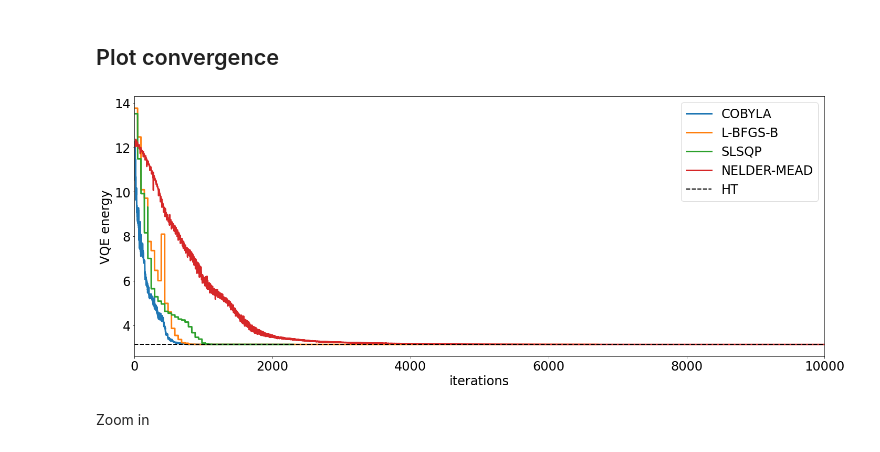
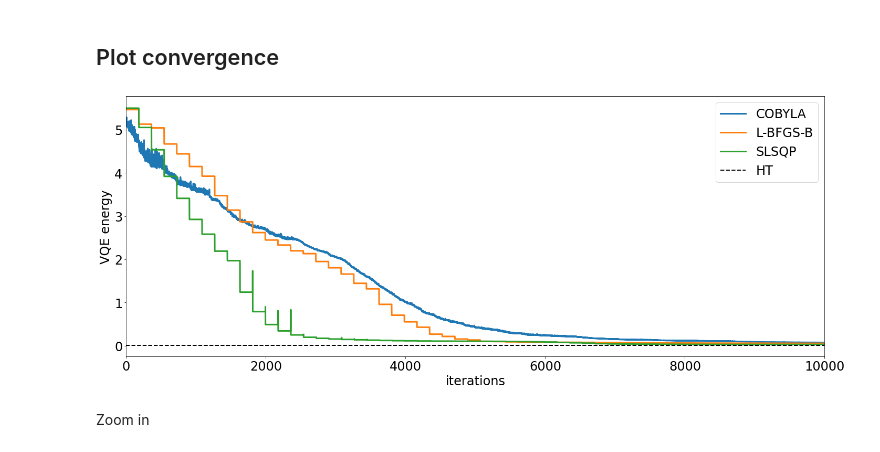
Before and after one commit to erinaldi/bmn2-qiskit, a Jupyter notebook: notebooks/00_figures.ipynb, the cells around one changed output. Saved outputs shown, nothing was run; the diff lists cells and outputs as text; code cells hidden in the pictures.

```diff
--- a/notebooks/00_figures.ipynb
+++ b/notebooks/00_figures.ipynb
@@ -54,7 +54,7 @@ def read_data_pickle(
     except FileNotFoundError as e:
         print(f"{filename} not found. {e}")
         sys.exit()
-    return df
+    return df[df.counts<=p['m']]  # only keep counts less than maxit
 # %%
 def collect_data(
     optimizers: list,
@@ -78,12 +78,12 @@ def collect_data(
 # %% [markdown]
 Parameters
 # %%
-depth = 3
-g2N = 2.0
-varform = ['ry']
+depth = 9
+g2N = 0.2
+varform = ['ry','rz']
 nrep = 100
 maxit = 10000
-datafolder = "../data/bosBMN_L4"
+datafolder = "../data/miniBMN_L2"
 # %%
 params = dict()
 params["l"] = str(g2N).replace(".", "")
@@ -99,8 +99,8 @@ params["f"] = datafolder
 # %% [markdown]
 Collect multiple data in one frame
 # %%
-# opt_label = ["COBYLA", "L-BFGS-B","SLSQP"]#,"NELDER-MEAD"]
-opt_label = ["COBYLA", "L-BFGS-B","SLSQP","NELDER-MEAD"]
+opt_label = ["COBYLA", "L-BFGS-B","SLSQP"]#,"NELDER-MEAD"]
+# opt_label = ["COBYLA", "L-BFGS-B","SLSQP","NELDER-MEAD"]
 # opt_label = ["COBYLA"]
 result = collect_data(opt_label,params,h5=False)
 # %%
@@ -186,18 +201,20 @@ ht = 3.13406
+# %%
+ht = 0.003287
 # %%
 # select the best runs for each optimizer
 fig, ax = plt.subplots(figsize=(20,8))
 for o in opt_label:
     result.loc[o,gsdf[o].idxmin()].plot(x='counts',y='energy', xlim=[0,10000],label=o, ax=ax)
 ax.axhline(ht,c="k",ls="--", lw="2",label="HT")
 ax.set_xlabel("iterations")
 ax.set_ylabel("VQE energy")
 ax.legend(loc="upper right")
-filename = f"../figures/bosBMN_L4_l{params['l']}_convergence_{params['v']}_depth{params['d']}_nr{params['n']}_max{params['m']}"
+filename = f"../figures/miniBMN_L2_l{params['l']}_convergence_{params['v']}_depth{params['d']}_nr{params['n']}_max{params['m']}"
 plt.savefig(f"{filename}.pdf")
 plt.savefig(f"{filename}.png")
 plt.savefig(f"{filename}.svg")
 # %% [output]
-[figure, old version]
+[figure, new version]
 # %% [markdown]
 Zoom in
 # %%
```
Also changed, not shown: parts of 20 cells of this notebook, 10 other files.
